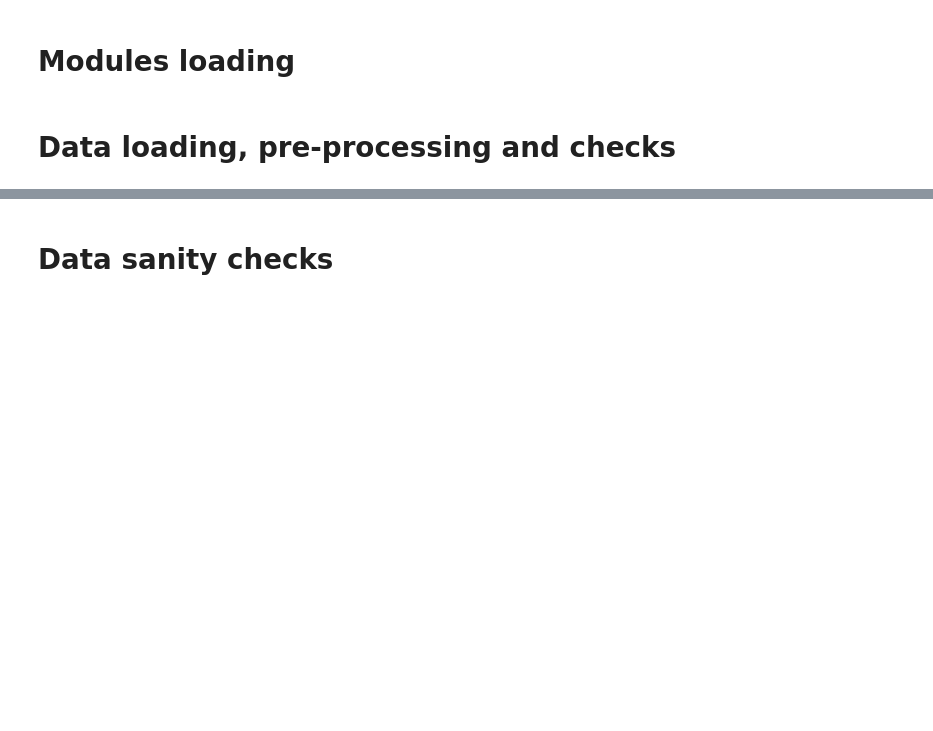
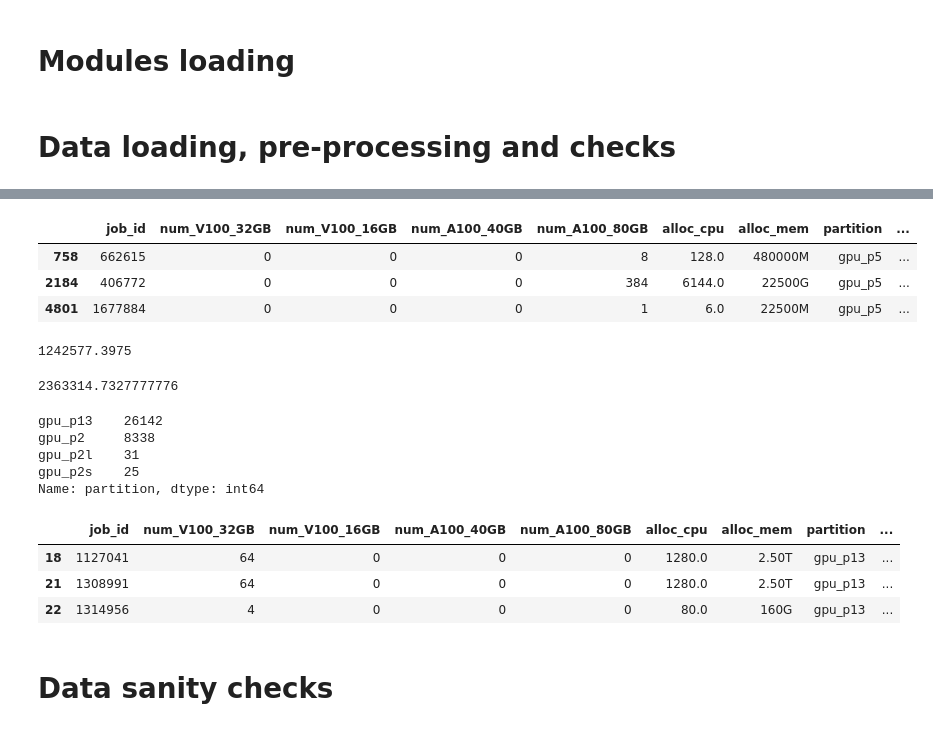
Before and after one commit to bigscience-workshop/carbon-footprint, a Jupyter notebook: bloom_carbon_footprint.ipynb, the cells around one changed output, grey strips where cells are left out. Saved outputs shown, nothing was run; the diff lists cells and outputs as text; code cells hidden in the pictures; blank space fills up the shorter version.

```diff
--- a/bloom_carbon_footprint.ipynb
+++ b/bloom_carbon_footprint.ipynb
@@ -78,3 +69,46 @@ df[df['duration_diff']>pd.to_timedelta(0)].head(10)
+# %%
+# Compute GPU hours per hardware type
+durations_in_hours = (df['duration'] / np.timedelta64(1, 's') / 3600)
+df['hours_V100_32GB'] = df['num_V100_32GB'] * durations_in_hours
+df['hours_V100_16GB'] = df['num_V100_16GB'] * durations_in_hours
+df['hours_A100_40GB'] = df['num_A100_40GB'] * durations_in_hours
+df['hours_A100_80GB'] = df['num_A100_80GB'] * durations_in_hours
+df[df['hours_A100_80GB']>0].head(3)
+# %% [output]
+|  | job_id | num_V100_32GB | num_V100_16GB | num_A100_40GB | num_A100_80GB | alloc_cpu | alloc_mem | partition | ... |
+| 758 | 662615 | 0 | 0 | 0 | 8 | 128.0 | 480000M | gpu_p5 | ... |
+| 2184 | 406772 | 0 | 0 | 0 | 384 | 6144.0 | 22500G | gpu_p5 | ... |
+| 4801 | 1677884 | 0 | 0 | 0 | 1 | 6.0 | 22500M | gpu_p5 | ... |
+# %%
+df.hours_A100_80GB.sum() # Capturing 99.3% of quotas, looking fine
+# %% [output]
+1242577.3975
+# %%
+df.hours_V100_32GB.sum() + df.hours_V100_16GB.sum() # Capturing 115% of quotas, maybe quotas does not count all partitions?
+# %% [output]
+2363314.7327777776
+# %%
+df_v100 = df[(df['hours_V100_32GB']>0) | (df['hours_V100_16GB']>0)]
+df_v100.partition.value_counts()
+# %% [output]
+gpu_p13    26142
+gpu_p2     8338
+gpu_p2l    31
+gpu_p2s    25
+Name: partition, dtype: int64
+# %%
+# Compute GPU power for each job, assuming running at 100% TDP, using hardware info from JZ documentation --> http://www.idris.fr/eng/jean-zay/cpu/jean-zay-cpu-hw-eng.html
+df['gpu_power_watts_hours'] = df['hours_V100_32GB'] * 300 # https://resources.nvidia.com/en-us-virtualization-and-gpus/v100-datasheet
+df['gpu_power_watts_hours'] += df['hours_V100_16GB'] * 300 # https://resources.nvidia.com/en-us-virtualization-and-gpus/v100-datasheet
+df['gpu_power_watts_hours'] += df['hours_A100_40GB'] * 250 # https://www.nvidia.com/content/dam/en-zz/Solutions/Data-Center/a100/pdf/A100-PCIE-Prduct-Brief.pdf
+df['gpu_power_watts_hours'] += df['hours_A100_80GB'] * 400 # https://www.nvidia.com/content/dam/en-zz/Solutions/Data-Center/a100/pdf/nvidia-a100-datasheet-nvidia-us-2188504-web.pdf
+
+df[df['gpu_power_watts_hours']>0].head(3)
+# %% [output]
+|  | job_id | num_V100_32GB | num_V100_16GB | num_A100_40GB | num_A100_80GB | alloc_cpu | alloc_mem | partition | ... |
+| 18 | 1127041 | 64 | 0 | 0 | 0 | 1280.0 | 2.50T | gpu_p13 | ... |
+| 21 | 1308991 | 64 | 0 | 0 | 0 | 1280.0 | 2.50T | gpu_p13 | ... |
+| 22 | 1314956 | 4 | 0 | 0 | 0 | 80.0 | 160G | gpu_p13 | ... |
 # %% [markdown]
 # Data sanity checks
 # %%
```
Also changed, not shown: parts of 5 cells of this notebook.
